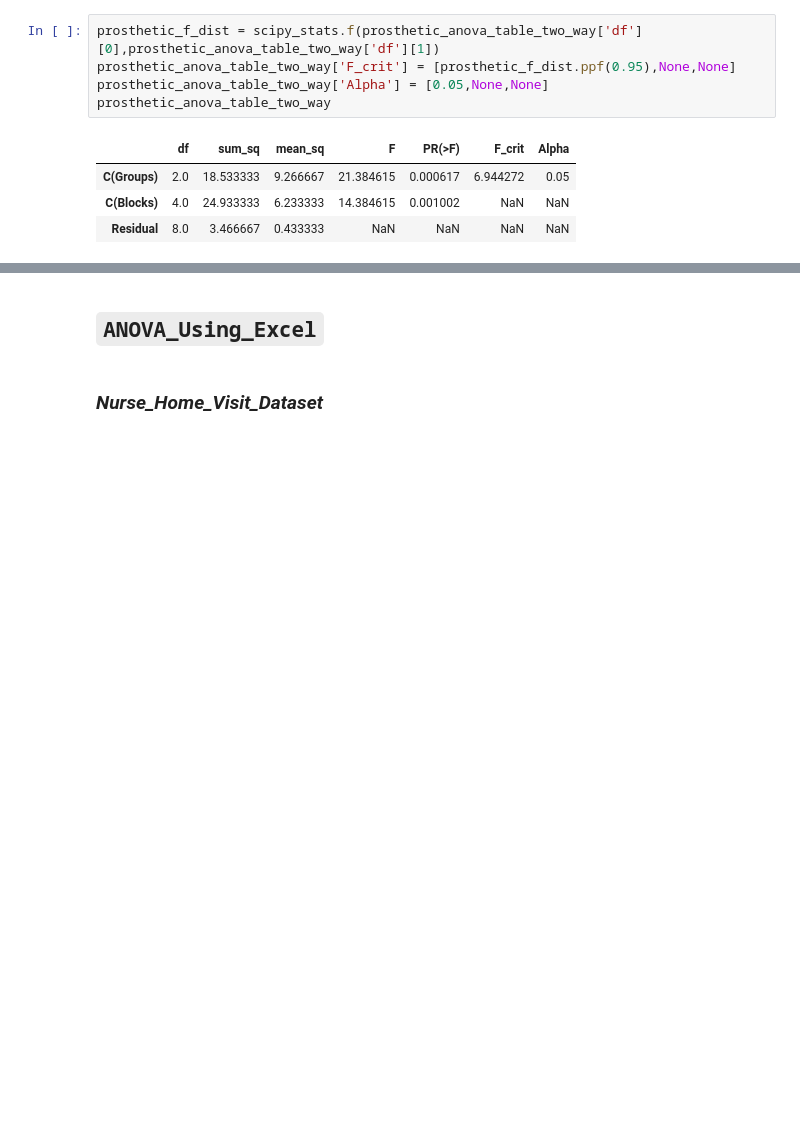
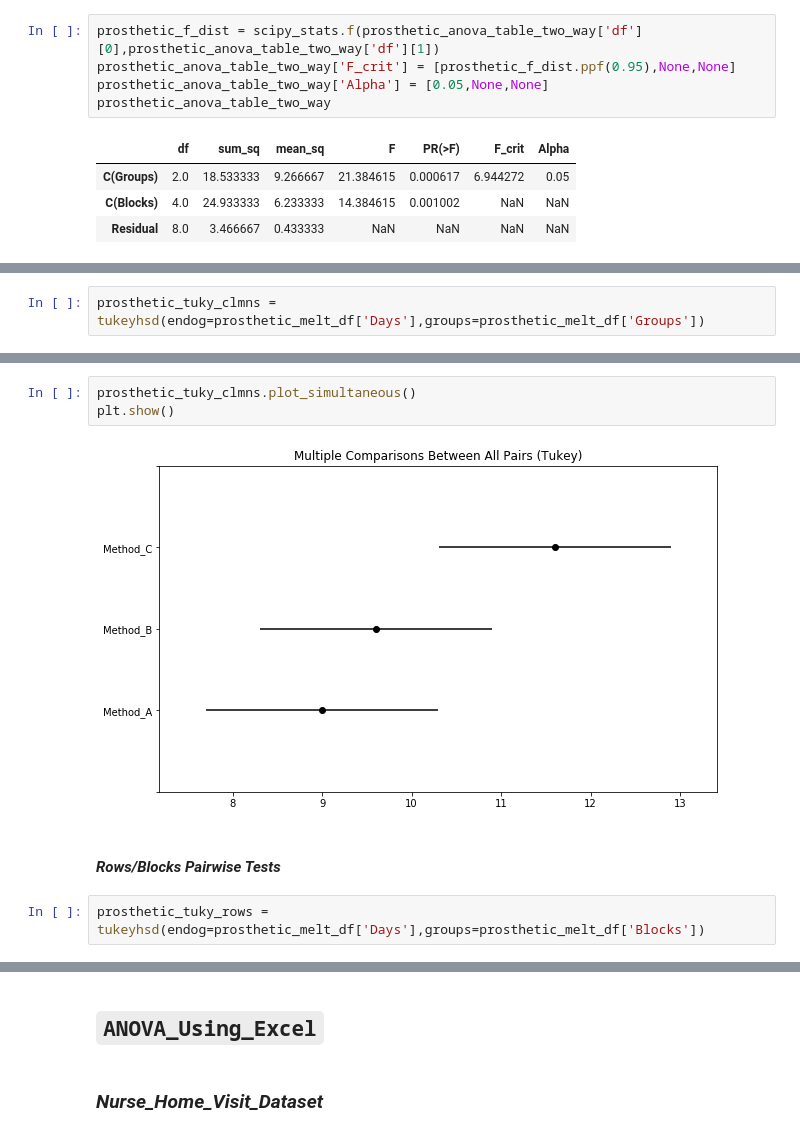
Before and after one commit to raj-shr-git/Statistical_testing_python, a Jupyter notebook: Stats_Practice.ipynb, the cells around one changed output, grey strips where cells are left out. Drawn from its saved outputs; the diff is of its cells as text; blank space fills up the shorter version.

```diff
--- a/Stats_Practice.ipynb
+++ b/Stats_Practice.ipynb
@@ -3134,0 +3180,2 @@ prosthetic_anova_table_two_way
+# %%
+prosthetic_tuky_clmns = tukeyhsd(endog=prosthetic_melt_df['Days'],groups=prosthetic_melt_df['Groups'])
@@ -3134,0 +3197,9 @@ prosthetic_anova_table_two_way
+# %%
+prosthetic_tuky_clmns.plot_simultaneous()
+plt.show()
+# %% [output]
+[figure, added]
+# %% [markdown]
+#### ***Rows/Blocks Pairwise Tests***
+# %%
+prosthetic_tuky_rows = tukeyhsd(endog=prosthetic_melt_df['Days'],groups=prosthetic_melt_df['Blocks'])
```
Also changed, not shown: parts of 50 cells of this notebook, 1 other file.
